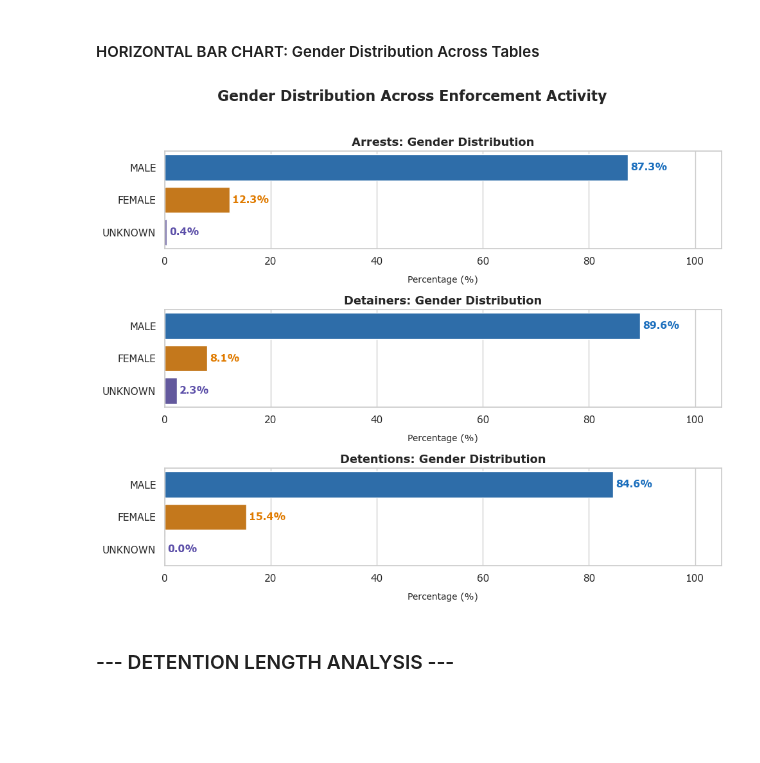
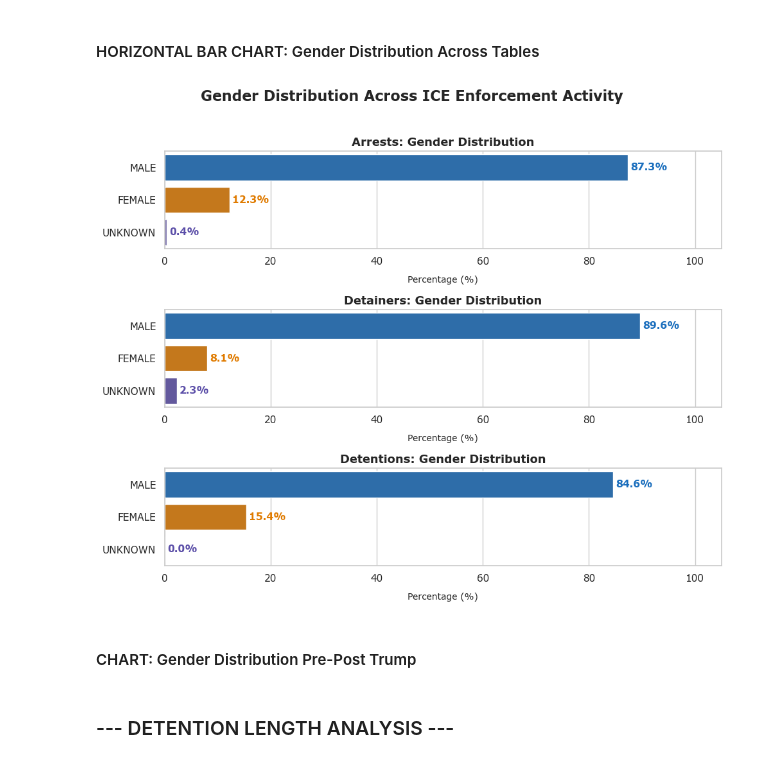
Before and after one commit to leamsley/capstone_project, a Jupyter notebook: data_analysis.ipynb, the cells around one changed output. Saved outputs shown, nothing was run; the diff lists cells and outputs as text; code cells hidden in the pictures; blank space fills up the shorter version.

```diff
--- a/data_analysis.ipynb
+++ b/data_analysis.ipynb
@@ -1572,7 +1570,7 @@ gender_detentions_pct.columns = ['gender', 'percentage']
 
 # create charts
 fig, (ax1, ax2, ax3) = plt.subplots(3, 1, figsize=(10, 8))
-fig.suptitle('Gender Distribution Across Enforcement Activity', fontsize=16, fontweight='bold', y=1.02)
+fig.suptitle('Gender Distribution Across ICE Enforcement Activity', fontsize=16, fontweight='bold', y=1.02)
 
 # arrests
 sns.barplot(
@@ -1623,31 +1621,33 @@ ax2.text(male_detainers_pct + 0.5, 0, f'{male_detainers_pct:.1f}%', fontsize=11,
 ax2.text(female_detainers_pct + 0.5, 1, f'{female_detainers_pct:.1f}%', fontsize=11, fontweight='semibold', color='#E07B00', va='center', clip_on=False)
 ax2.text(unknown_detainers_pct + 0.5, 2, f'{unknown_detainers_pct:.1f}%', fontsize=11, fontweight='semibold', color='#5B4EA8', va='center', clip_on=False)
 
 # detentions
 sns.barplot(
     data=gender_detentions_pct,
     x='percentage',
     y='gender',
     hue='gender',
     order=gender_order,
     palette=gender_colors,
     ax=ax3
 )
 
 ax3.set_title('Detentions: Gender Distribution', fontsize=13, fontweight='semibold')
 ax3.set_xlabel('Percentage (%)', fontsize=10, labelpad=10)
 ax3.set_ylabel('')
 ax3.set_xlim(0, 105)
 
 male_detentions_pct: float = gender_detentions_pct.loc[gender_detentions_pct['gender'] == 'MALE', 'percentage'].values[0]
 female_detentions_pct: float = gender_detentions_pct.loc[gender_detentions_pct['gender'] == 'FEMALE', 'percentage'].values[0]
 unknown_detentions_pct: float = gender_detentions_pct.loc[gender_detentions_pct['gender'] == 'UNKNOWN', 'percentage'].values[0]
 
 ax3.text(male_detentions_pct + 0.5, 0, f'{male_detentions_pct:.1f}%', fontsize=11, fontweight='semibold', color='#1A6EBD', va='center', clip_on=False)
 ax3.text(female_detentions_pct + 0.5, 1, f'{female_detentions_pct:.1f}%', fontsize=11, fontweight='semibold', color='#E07B00', va='center', clip_on=False)
 ax3.text(unknown_detentions_pct + 0.5, 2, f'{unknown_detentions_pct:.1f}%', fontsize=11, fontweight='semibold', color='#5B4EA8', va='center', clip_on=False)
 
 plt.tight_layout()
 plt.show()
 # %% [output]
-[figure, old version]
+[figure, new version]
+# %% [markdown]
+#### CHART: Gender Distribution Pre-Post Trump
```
Also changed, not shown: parts of 10 cells of this notebook.
